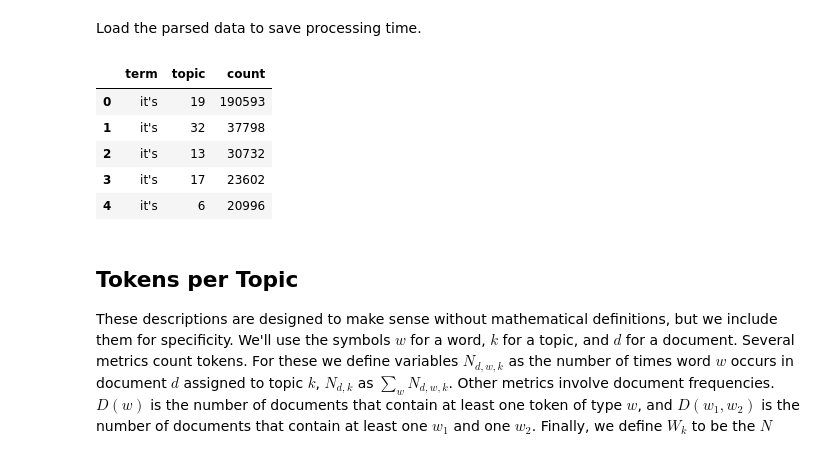
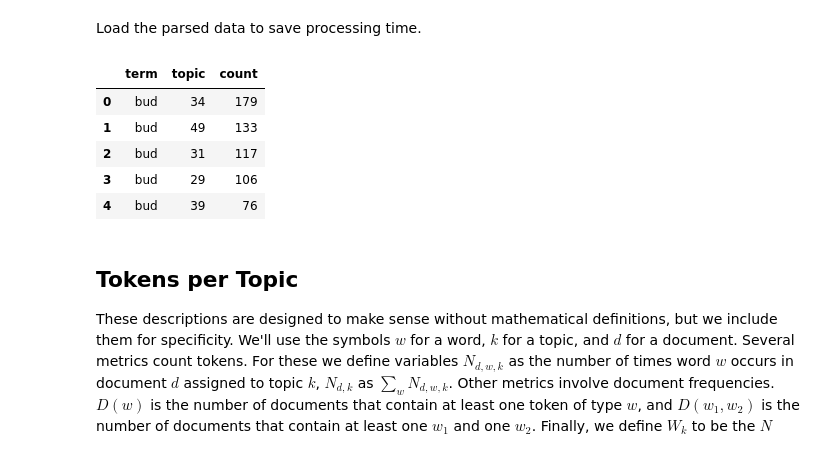
Before and after one commit to dkoban/lda_evaluation, a Jupyter notebook: model_evaluation.ipynb, the cells around one changed output. Cells and saved outputs as stored; diff of their text form; code cells hidden in the pictures.

```diff
--- a/model_evaluation.ipynb
+++ b/model_evaluation.ipynb
@@ -78,17 +83,18 @@ Load the parsed data to save processing time.
 # %%
 import seaborn as sns
 import pandas as pd
 import math
 import numpy as np
 
 num_topics = 50
 num_top_terms = 10
-TopicTermFreq = pd.read_csv('/Users/dankoban/Documents/EM6575/mallet_command_line/ct_tidy_topics.csv')
+#TopicTermFreq = pd.read_csv('/Users/dankoban/Documents/EM6575/mallet_command_line/ct_tidy_topics.csv')
+TopicTermFreq = pd.read_csv('/Users/dankoban/Documents/EM6575/twitter/twitter_tidy_topics.csv')
 TopicTermFreq.head()
 # %% [output]
 |  | term | topic | count |
-| 0 | it's | 19 | 190593 |
-| 1 | it's | 32 | 37798 |
-| 2 | it's | 13 | 30732 |
-| 3 | it's | 17 | 23602 |
-| 4 | it's | 6 | 20996 |
+| 0 | bud | 34 | 179 |
+| 1 | bud | 49 | 133 |
+| 2 | bud | 31 | 117 |
+| 3 | bud | 29 | 106 |
+| 4 | bud | 39 | 76 |
```
Also changed, not shown: parts of 16 cells of this notebook, 1 other file.
